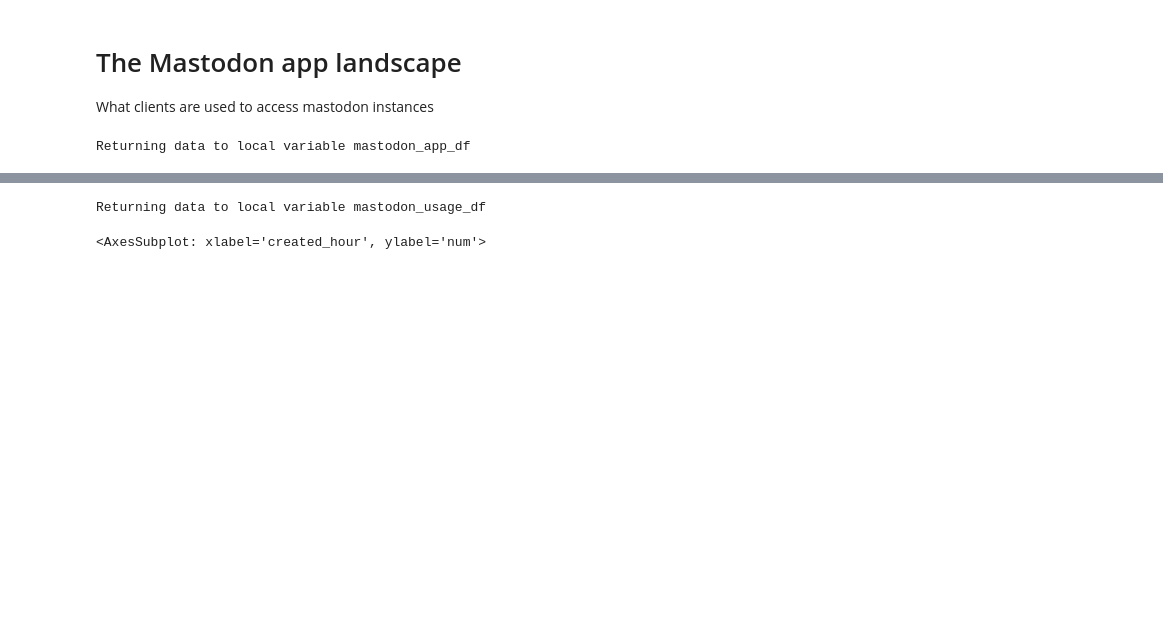
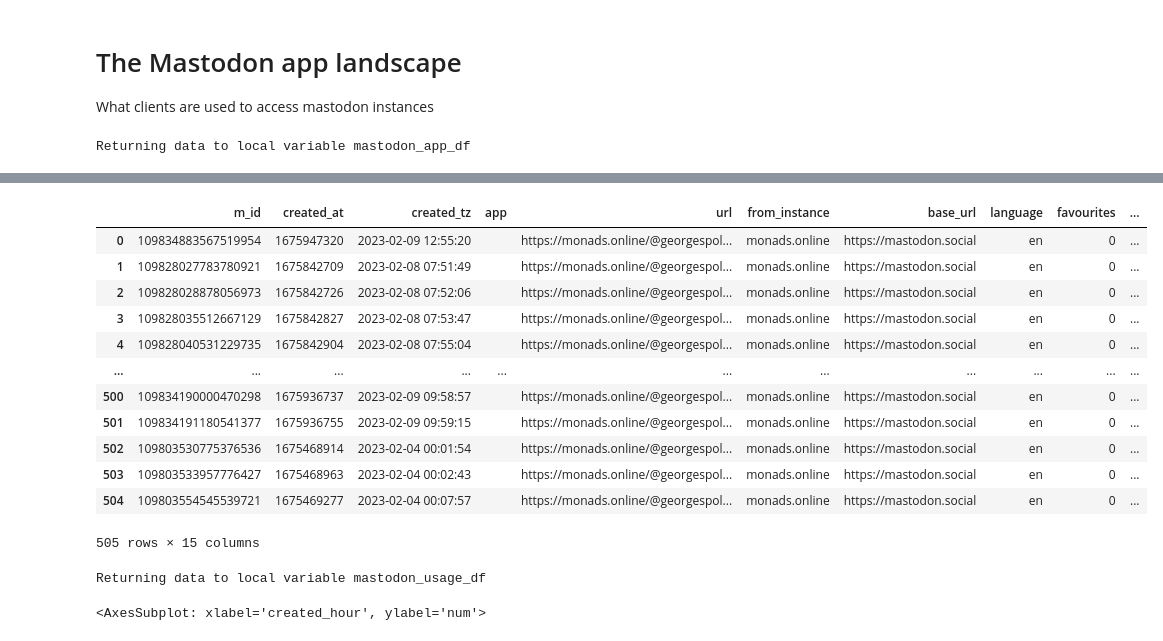
Before and after one commit to saubury/mastodon-stream, a Jupyter notebook: notebooks/mastodon-analysis.ipynb, the cells around one changed output, grey strips where cells are left out. Saved outputs shown, nothing was run; the diff lists cells and outputs as text; code cells hidden in the pictures; blank space fills up the shorter version.

```diff
--- a/notebooks/mastodon-analysis.ipynb
+++ b/notebooks/mastodon-analysis.ipynb
@@ -99,3 +151,23 @@ order by 1
+# %%
+%%sql
+select *
+from mastodon_toot
+where username = 'georgespolitzer'
+;
+# %% [output]
+|  | m_id | created_at | created_tz | app | url | from_instance | base_url | language | favourites | ... |
+| 0 | 109834883567519954 | 1675947320 | 2023-02-09 12:55:20 |  | https://monads.online/@georgespol... | monads.online | https://mastodon.social | en | 0 | ... |
+| 1 | 109828027783780921 | 1675842709 | 2023-02-08 07:51:49 |  | https://monads.online/@georgespol... | monads.online | https://mastodon.social | en | 0 | ... |
+| 2 | 109828028878056973 | 1675842726 | 2023-02-08 07:52:06 |  | https://monads.online/@georgespol... | monads.online | https://mastodon.social | en | 0 | ... |
+| 3 | 109828035512667129 | 1675842827 | 2023-02-08 07:53:47 |  | https://monads.online/@georgespol... | monads.online | https://mastodon.social | en | 0 | ... |
+| 4 | 109828040531229735 | 1675842904 | 2023-02-08 07:55:04 |  | https://monads.online/@georgespol... | monads.online | https://mastodon.social | en | 0 | ... |
+| ... | ... | ... | ... | ... | ... | ... | ... | ... | ... | ... |
+| 500 | 109834190000470298 | 1675936737 | 2023-02-09 09:58:57 |  | https://monads.online/@georgespol... | monads.online | https://mastodon.social | en | 0 | ... |
+| 501 | 109834191180541377 | 1675936755 | 2023-02-09 09:59:15 |  | https://monads.online/@georgespol... | monads.online | https://mastodon.social | en | 0 | ... |
+| 502 | 109803530775376536 | 1675468914 | 2023-02-04 00:01:54 |  | https://monads.online/@georgespol... | monads.online | https://mastodon.social | en | 0 | ... |
+| 503 | 109803533957776427 | 1675468963 | 2023-02-04 00:02:43 |  | https://monads.online/@georgespol... | monads.online | https://mastodon.social | en | 0 | ... |
+| 504 | 109803554545539721 | 1675469277 | 2023-02-04 00:07:57 |  | https://monads.online/@georgespol... | monads.online | https://mastodon.social | en | 0 | ... |
+505 rows × 15 columns
 # %%
 %%sql
 mastodon_usage_df <<
```
Also changed, not shown: parts of 10 cells of this notebook, 4 other files.
